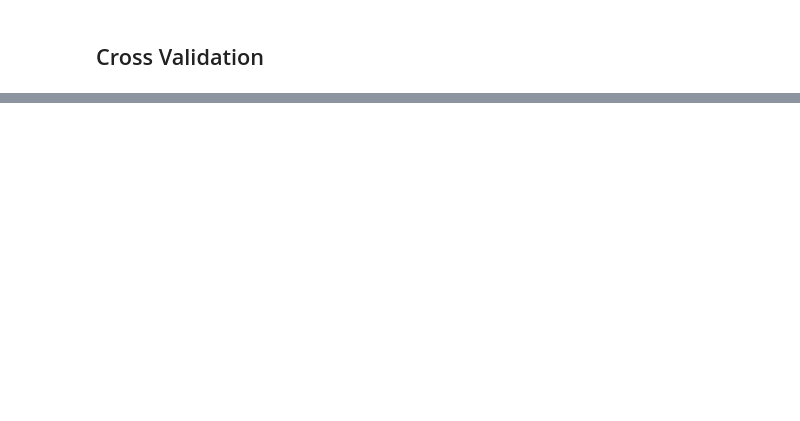
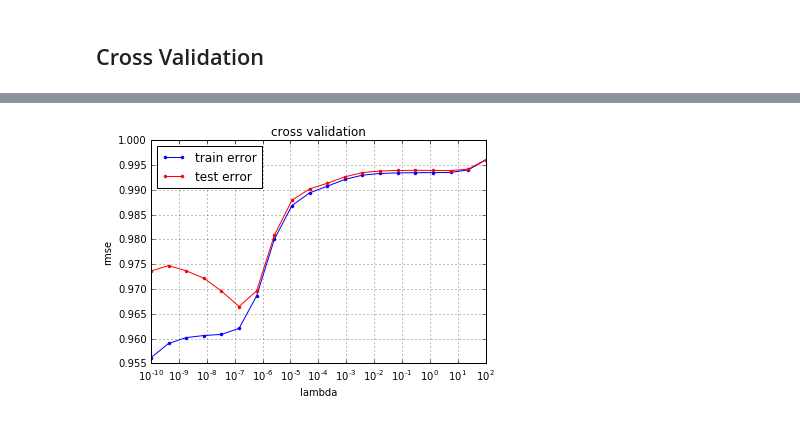
Before and after one commit to zhi-g/ml-project1, a Jupyter notebook: ML_methods/Best Model!.ipynb, the cells around one changed output, grey strips where cells are left out. Cells and saved outputs as stored; diff of their text form; code cells hidden in the pictures; blank space fills up the shorter version.

```diff
--- a/ML_methods/Best Model!.ipynb
+++ b/ML_methods/Best Model!.ipynb
@@ -264,0 +215,4 @@ lambdas.shape
+# %%
+cross_validation_demo(x2,y2,10)
+# %% [output]
+[figure, added]
```
Also changed, not shown: parts of 47 cells of this notebook.
